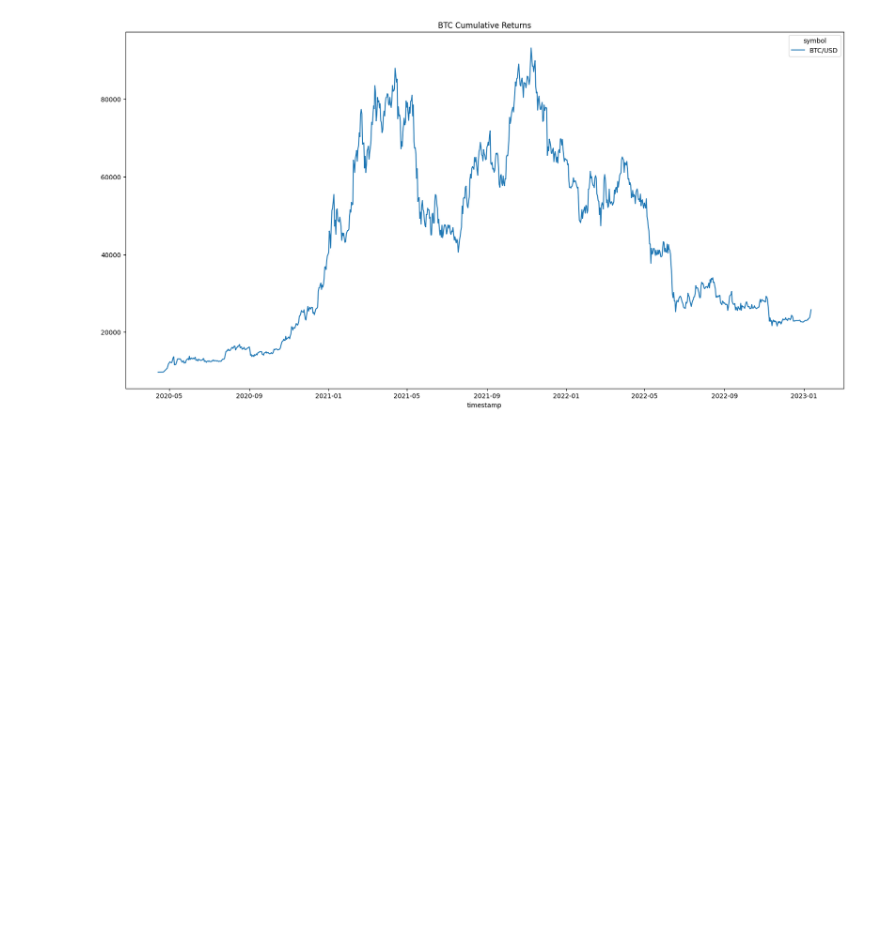
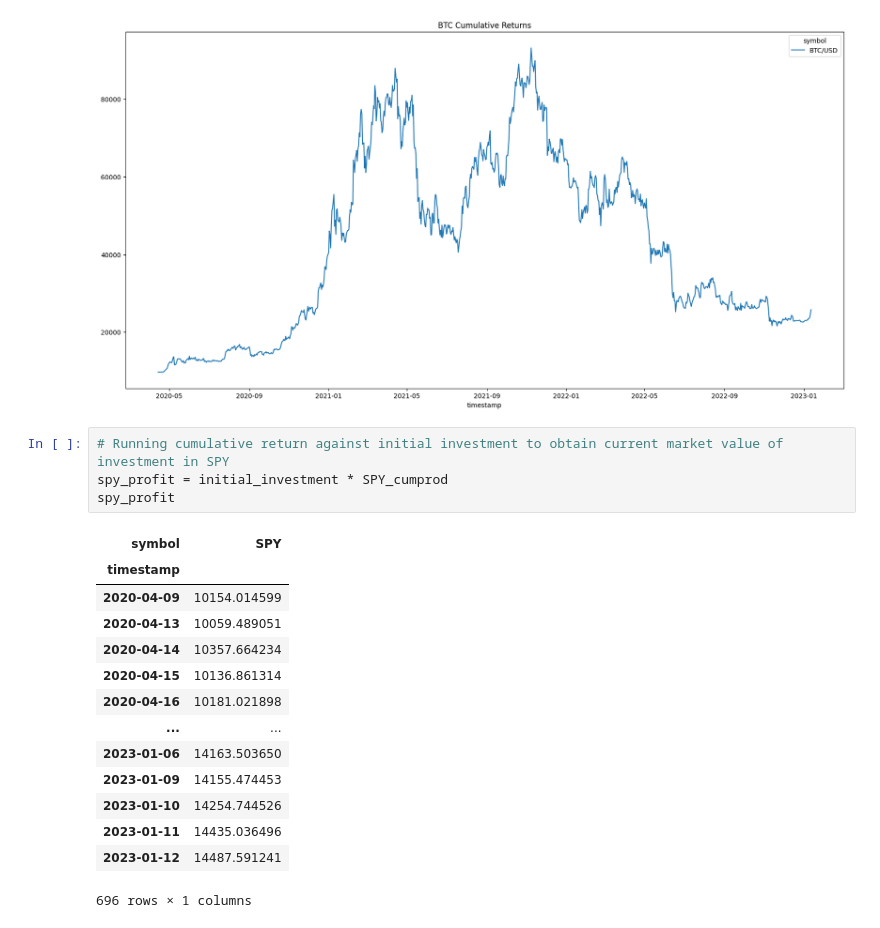
Before and after one commit to jordan-gilmartin/Alpaca-API-Data, a Jupyter notebook: Alpaca-API-Data.ipynb, the cells around one changed output. Saved outputs shown, nothing was run; the diff lists cells and outputs as text; blank space fills up the shorter version.

```diff
--- a/Alpaca-API-Data.ipynb
+++ b/Alpaca-API-Data.ipynb
@@ -673,3 +689,22 @@ btc_profit.plot(figsize=(20,10), legend=True, title="BTC Cumulative Returns - Ap
 plt.savefig("Images/BTCCumulativeReturns.png")
 # %% [output]
 [figure]
+# %%
+# Running cumulative return against initial investment to obtain current market value of investment in SPY
+spy_profit = initial_investment * SPY_cumprod
+spy_profit
+# %% [output]
+| symbol | SPY |
+| timestamp |  |
+| 2020-04-09 | 10154.014599 |
+| 2020-04-13 | 10059.489051 |
+| 2020-04-14 | 10357.664234 |
+| 2020-04-15 | 10136.861314 |
+| 2020-04-16 | 10181.021898 |
+| ... | ... |
+| 2023-01-06 | 14163.503650 |
+| 2023-01-09 | 14155.474453 |
+| 2023-01-10 | 14254.744526 |
+| 2023-01-11 | 14435.036496 |
+| 2023-01-12 | 14487.591241 |
+696 rows × 1 columns
```
Also changed, not shown: parts of 2 cells of this notebook, 1 other file.
